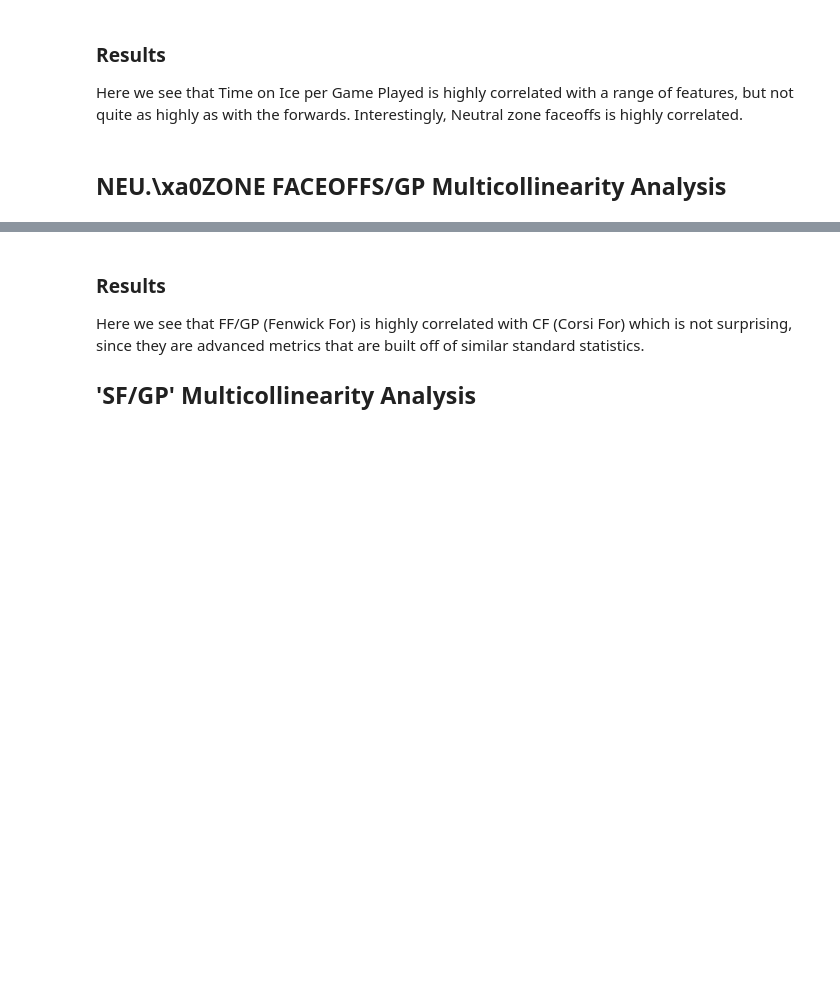
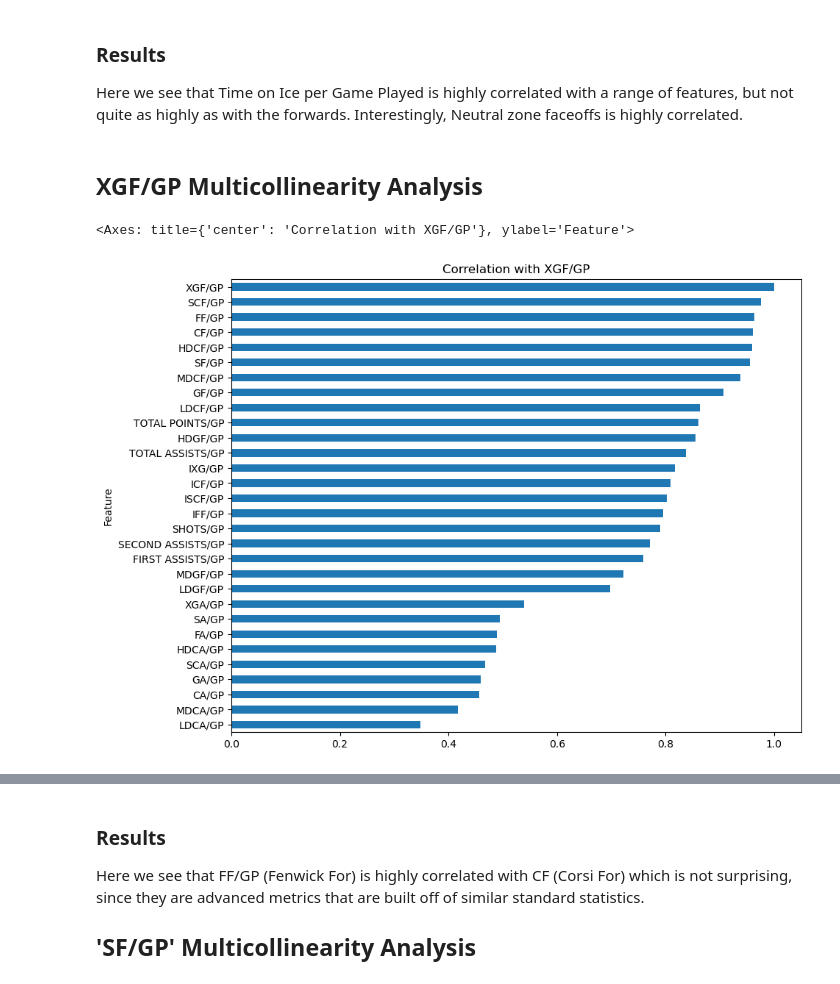
Before and after one commit to MichaelKuby/CMPT733_CapstoneProject_NHLPlayerValue, a Jupyter notebook: Hockey_Salary_Research/Script/5_ExploratoryDataAnalysis/step2_D_EDA.ipynb, the cells around one changed output, grey strips where cells are left out. Saved outputs shown, nothing was run; the diff lists cells and outputs as text; code cells hidden in the pictures; blank space fills up the shorter version.

```diff
--- a/Hockey_Salary_Research/Script/5_ExploratoryDataAnalysis/step2_D_EDA.ipynb
+++ b/Hockey_Salary_Research/Script/5_ExploratoryDataAnalysis/step2_D_EDA.ipynb
@@ -151,4 +155,17 @@ TOI_corrs.index.tolist()
 
 Here we see that Time on Ice per Game Played is highly correlated with a range of features, but not quite as highly as with the forwards. Interestingly, Neutral zone faceoffs is highly correlated.
 # %% [markdown]
-## NEU.\xa0ZONE FACEOFFS/GP Multicollinearity Analysis
+## XGF/GP Multicollinearity Analysis
+# %%
+# Sort positive_corrs by 'TOI/GP'
+XGFGP_corrs = positive_corrs['XGF/GP'].sort_values()
+
+
+plt.figure(figsize=(10, 8))
+plt.title('Correlation with XGF/GP')
+plt.xlabel('Correlation')
+plt.ylabel('Feature')
+XGFGP_corrs.plot(kind='barh')
+# %% [output]
+<Axes: title={'center': 'Correlation with XGF/GP'}, ylabel='Feature'>
+[figure, added]
```
Also changed, not shown: parts of 19 cells of this notebook, 44 other files.
